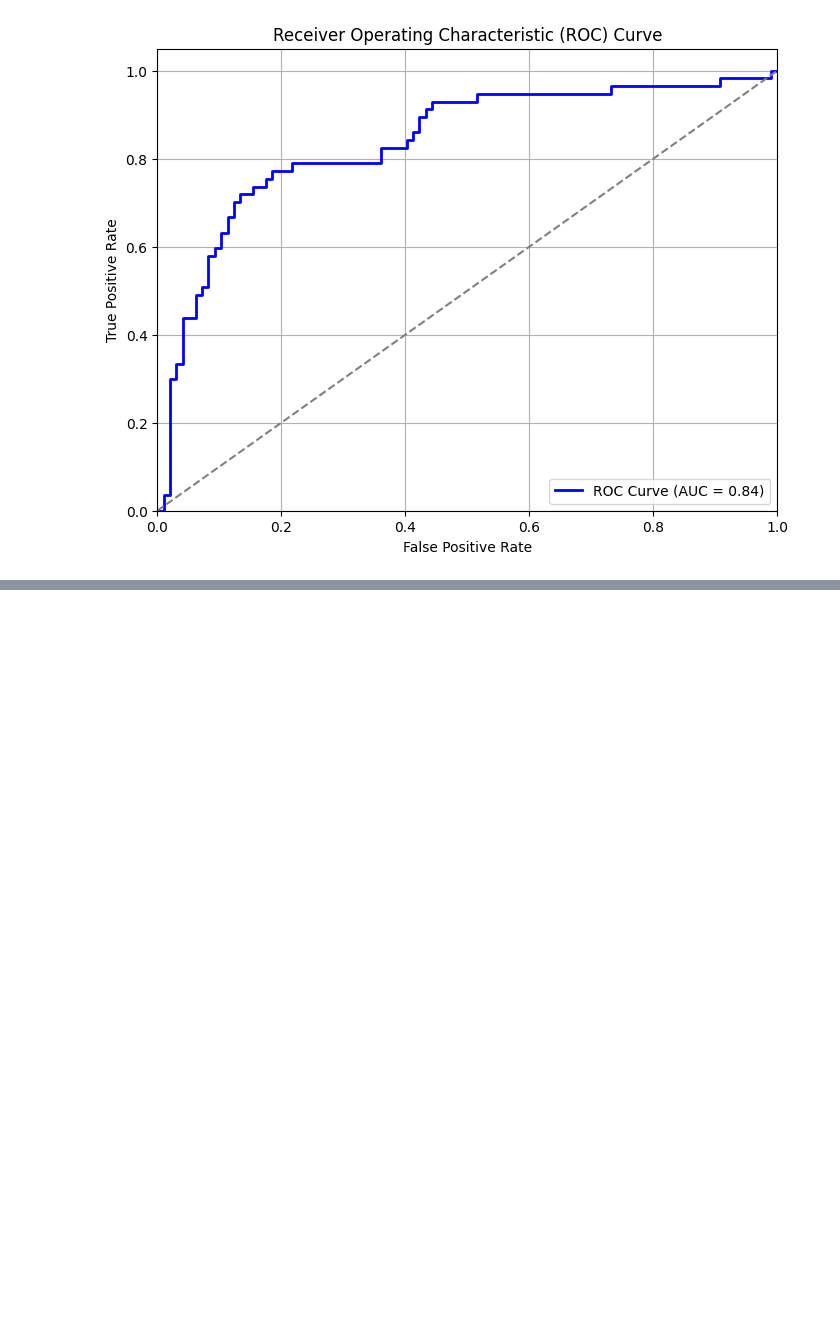
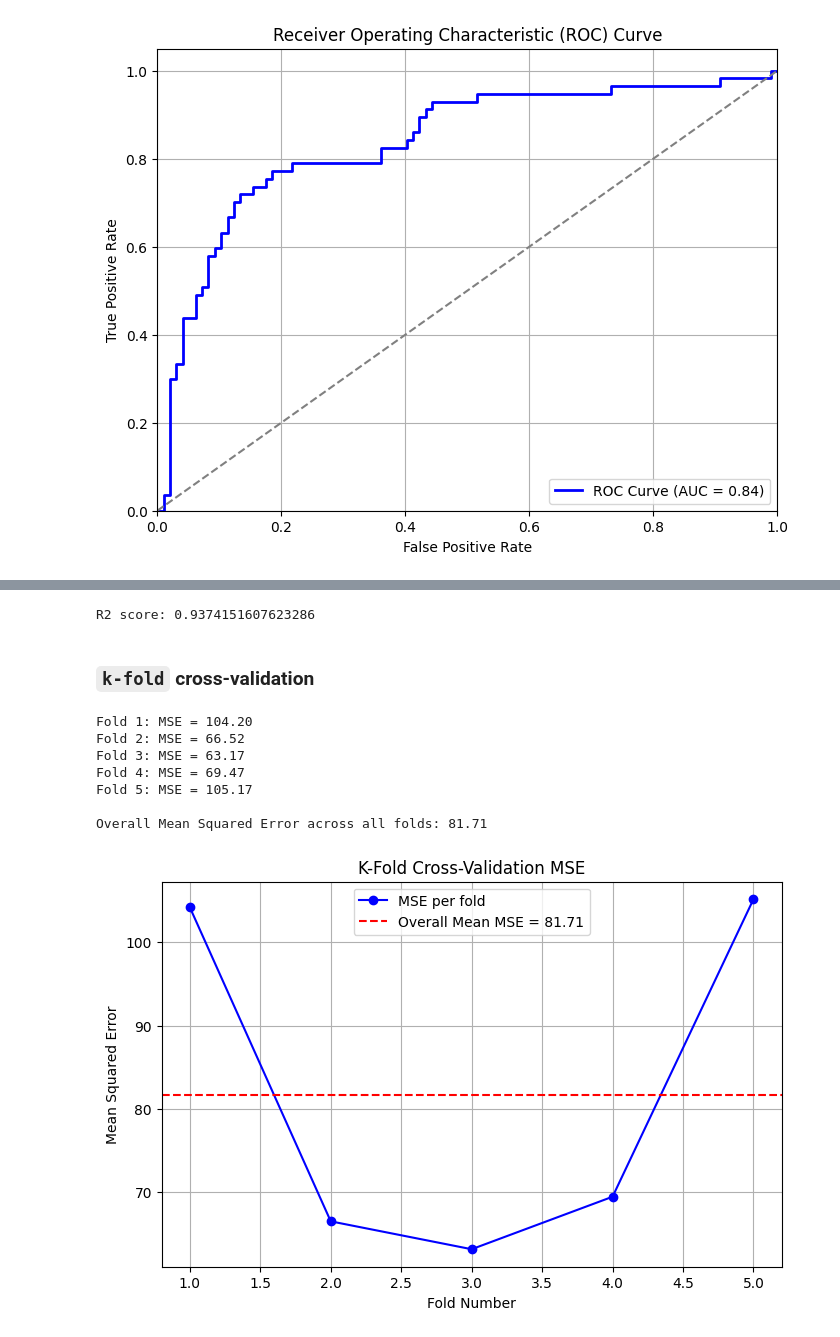
Before and after one commit to xiangshiyin/machine-learning-for-actuarial-science, a Jupyter notebook: 2025-spring/week06/notebook/demo.ipynb, the cells around one changed output, grey strips where cells are left out. Saved outputs shown, nothing was run; the diff lists cells and outputs as text; code cells hidden in the pictures; blank space fills up the shorter version.

```diff
--- a/2025-spring/week06/notebook/demo.ipynb
+++ b/2025-spring/week06/notebook/demo.ipynb
@@ -621,0 +699,67 @@ plt.show()
+# %%
+from sklearn.metrics import r2_score
+
+r2 = r2_score(y_test, y_pred)
+print(f"R2 score: {r2}")
+# %% [output]
+R2 score: 0.9374151607623286
+# %% [markdown]
+### `k-fold` cross-validation
+# %%
+import numpy as np
+import matplotlib.pyplot as plt
+from sklearn.datasets import make_regression
+from sklearn.linear_model import LinearRegression
+from sklearn.metrics import mean_squared_error
+from sklearn.model_selection import KFold
+
+# Generate a synthetic regression dataset
+X, y = make_regression(n_samples=100, n_features=1, noise=10, random_state=42)
+
+# Define the number of folds
+kf = KFold(n_splits=5, shuffle=True, random_state=42)
+
+# Store MSE for each fold
+mse_values = []
+
+# Perform K-Fold Cross-Validation
+for fold, (train_index, test_index) in enumerate(kf.split(X), 1):
+    X_train, X_test = X[train_index], X[test_index]
+    y_train, y_test = y[train_index], y[test_index]
+
+    # Train a linear regression model
+    model = LinearRegression()
+    model.fit(X_train, y_train)
+
+    # Make predictions
+    y_pred = model.predict(X_test)
+
+    # Calculate Mean Squared Error
+    mse = mean_squared_error(y_test, y_pred)
+    mse_values.append(mse)
+
+    print(f"Fold {fold}: MSE = {mse:.2f}")
+
+# Calculate overall mean MSE
+overall_mse = np.mean(mse_values)
+print(f"\nOverall Mean Squared Error across all folds: {overall_mse:.2f}")
+
+# Plot MSE values for each fold
+plt.figure(figsize=(8, 5))
+plt.plot(range(1, len(mse_values) + 1), mse_values, marker='o', linestyle='-', color='b', label="MSE per fold")
+plt.axhline(y=overall_mse, color='r', linestyle='--', label=f"Overall Mean MSE = {overall_mse:.2f}")
+plt.xlabel("Fold Number")
+plt.ylabel("Mean Squared Error")
+plt.title("K-Fold Cross-Validation MSE")
+plt.legend()
+plt.grid()
+plt.show()
+# %% [output]
+Fold 1: MSE = 104.20
+Fold 2: MSE = 66.52
+Fold 3: MSE = 63.17
+Fold 4: MSE = 69.47
+Fold 5: MSE = 105.17
+
+Overall Mean Squared Error across all folds: 81.71
+[figure, added]
```
Also changed, not shown: parts of 8 cells of this notebook.
